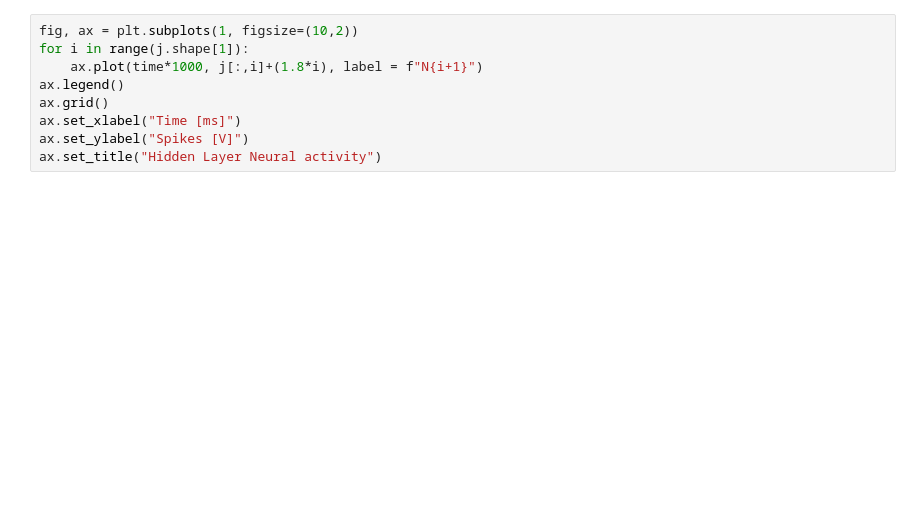
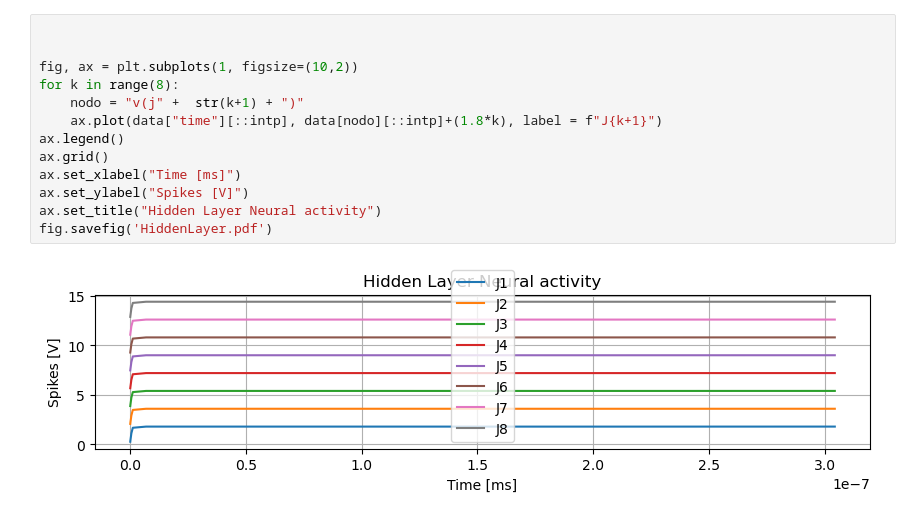
Before and after one commit to AlejandroJuarezLora/SNN_IPN, a Jupyter notebook: sim_results/tb_4x8x4_raw.ipynb, the cells around one changed output. Cells and saved outputs as stored; diff of their text form; blank space fills up the shorter version.

```diff
--- a/sim_results/tb_4x8x4_raw.ipynb
+++ b/sim_results/tb_4x8x4_raw.ipynb
@@ -67,10 +121,16 @@ ax.set_title("Input Layer Neural activity")
 # %%
+
+
 fig, ax = plt.subplots(1, figsize=(10,2))
-for i in range(j.shape[1]):
-    ax.plot(time*1000, j[:,i]+(1.8*i), label = f"N{i+1}")
+for k in range(8):
+    nodo = "v(j" +  str(k+1) + ")"
+    ax.plot(data["time"][::intp], data[nodo][::intp]+(1.8*k), label = f"J{k+1}")
 ax.legend()
 ax.grid()
 ax.set_xlabel("Time [ms]")
 ax.set_ylabel("Spikes [V]")
 ax.set_title("Hidden Layer Neural activity")
+fig.savefig('HiddenLayer.pdf')
+# %% [output]
+[figure, added]
 # %%
```
Also changed, not shown: parts of 18 cells of this notebook, 19 other files.
